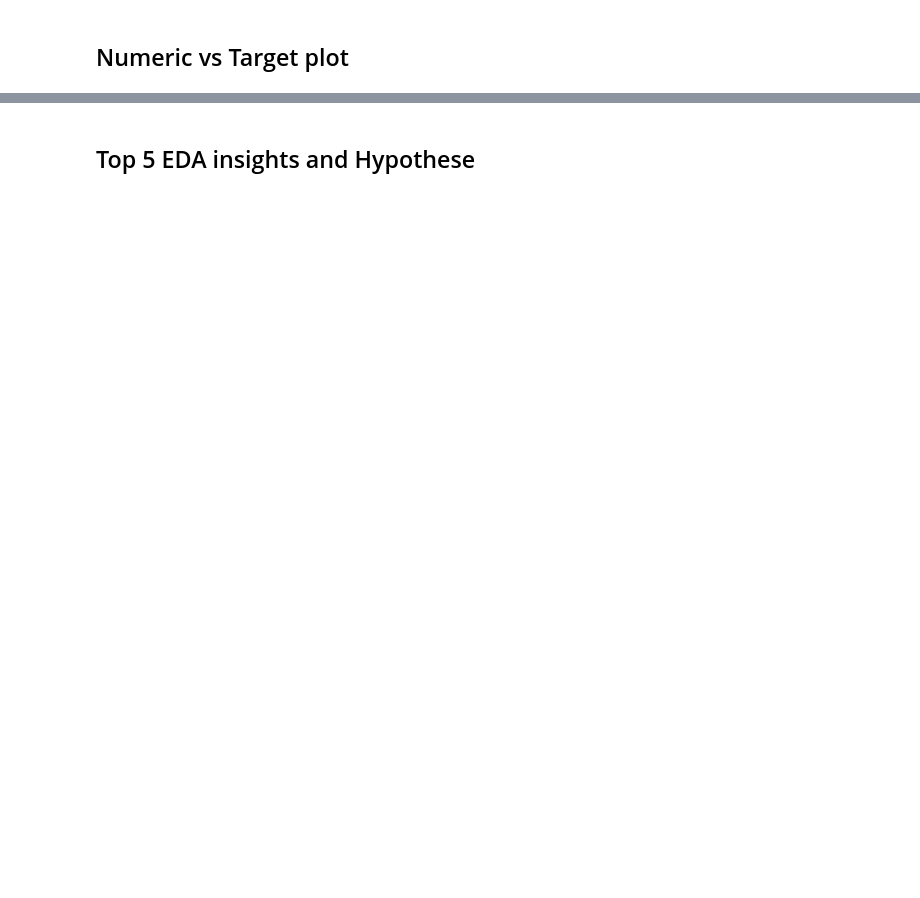
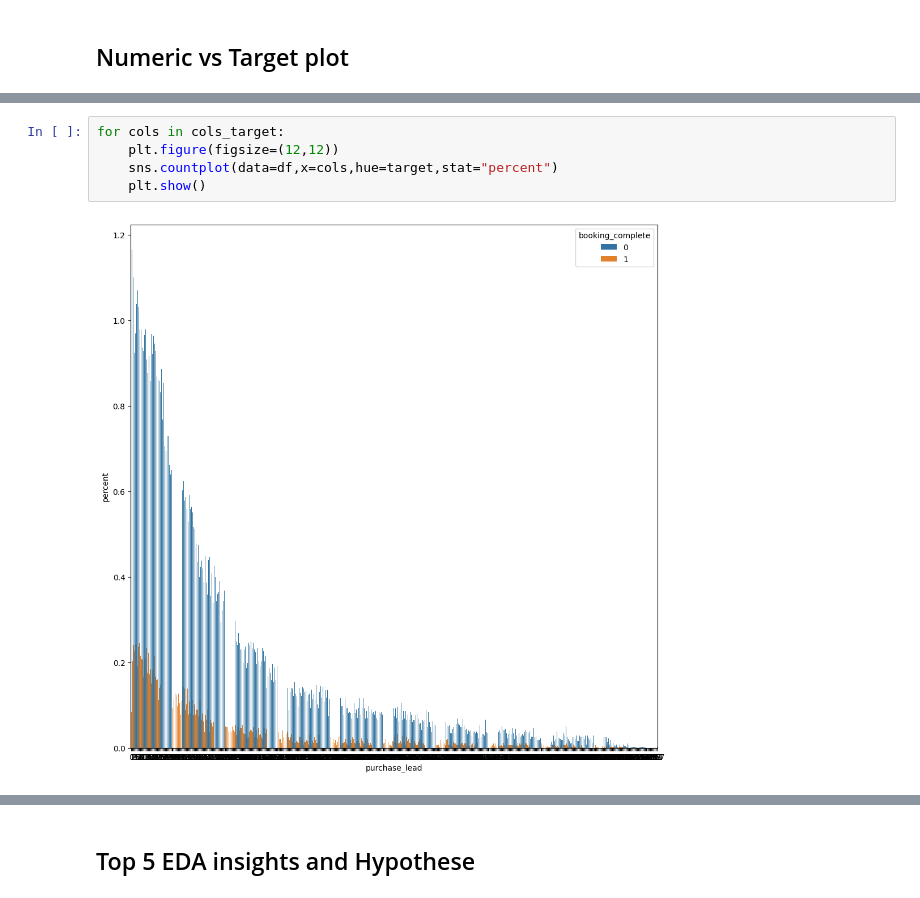
Before and after one commit to nickgeorgemathew/booking_analysis, a Jupyter notebook: notebooks/01_eda.ipynb, the cells around one changed output, grey strips where cells are left out. Drawn from its saved outputs; the diff is of its cells as text; blank space fills up the shorter version.

```diff
--- a/notebooks/01_eda.ipynb
+++ b/notebooks/01_eda.ipynb
@@ -243,0 +289,7 @@ fig2.show()
+# %%
+for cols in cols_target:
+    plt.figure(figsize=(12,12))
+    sns.countplot(data=df,x=cols,hue=target,stat="percent")
+    plt.show()
+# %% [output]
+[figure, added]
```
Also changed, not shown: parts of 8 cells of this notebook, 6 other files.
